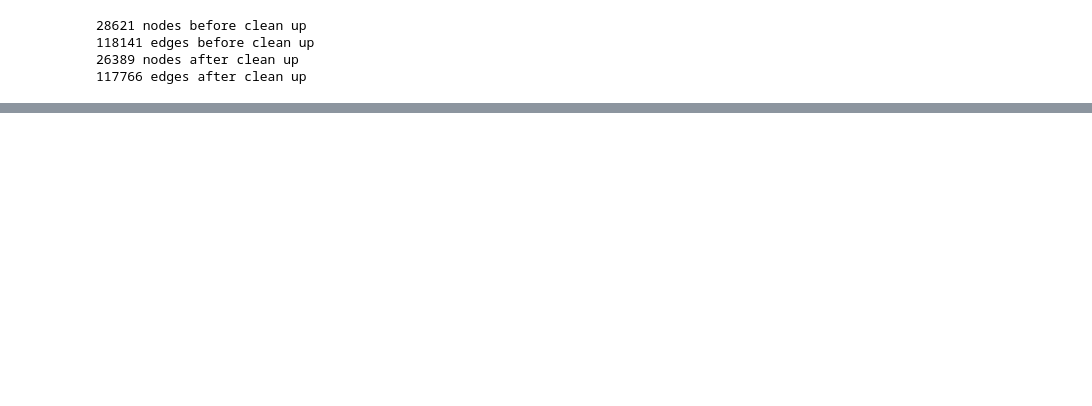
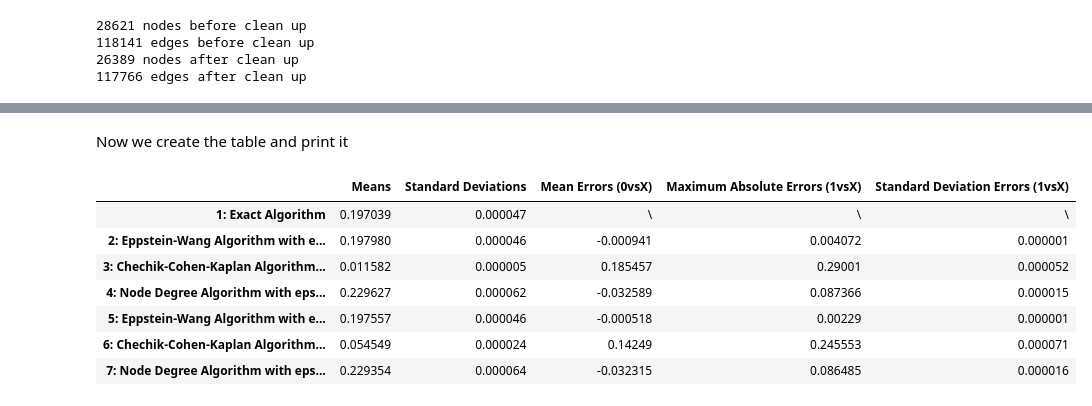
Before and after one commit to navidkha/artists_centrality, a Jupyter notebook: Artists_Centrality.ipynb, the cells around one changed output, grey strips where cells are left out. Drawn from its saved outputs; the diff is of its cells as text; code cells hidden in the pictures; blank space fills up the shorter version.

```diff
--- a/Artists_Centrality.ipynb
+++ b/Artists_Centrality.ipynb
@@ -283,0 +311,3 @@ Now let's run the approximated algorithm for closeness centrality with epsilon =
+# %%
+epsilon = 0.1
+k = int(math.log(G.number_of_nodes(),2)/(epsilon**2))
@@ -314,0 +385,3 @@ Now let's compute some statistics like:
+# %%
+epsilon = 0.05
+k = int(math.log(G.number_of_nodes(),2)/(epsilon**2))
@@ -314,0 +436,19 @@ Now let's compute some statistics like:
+# %%
+start_time = time.time()
+approximated_closeness_centrality_NodeDegree_2 = ApproximateClosenessCentrality_NodeDegree(G,k)
+end_time = time.time()
+
+#let's sort the results based on the value
+approximated_closeness_centrality_NodeDegree_2 = {k: v for k, v in sorted(approximated_closeness_centrality_NodeDegree_2.items(), reverse=True, key=lambda item: item[1])}
+
+#let's print the results
+#print(approximated_closeness_centrality_NodeDegree_2)
+print("the approximated closeness centralities with %s iterations have been computed in %s seconds" %(k, end_time - start_time))
+
+#Let's store the results
+f = open('results/results_approximated_closeness_centrality_NodeDegree_epsilon_0_05.txt', "w", encoding="utf8")
+for key, value in approximated_closeness_centrality_NodeDegree_2.items():
+    f.write('%s:%s\n' %(key, value))
+
+# Close opened file
+f.close()
@@ -592,0 +581,19 @@ the approximated closeness centralities of the 10 random graph that takes in con
+# %%
+mean_errors.insert(0,'\\')
+max_absolute_errors.insert(0,'\\')
+std_dev_errors.insert(0,'\\')
+# %% [markdown]
+Now we create the table and print it
+# %%
+table = {'Means': mean, 'Standard Deviations' : std_dev, 'Mean Errors (0vsX)' : mean_errors, 'Maximum Absolute Errors (1vsX)' : max_absolute_errors, 'Standard Deviation Errors (1vsX)' : std_dev_errors}
+algorithms_names = ['1: Exact Algorithm', '2: Eppstein-Wang Algorithm with epsilon = 0.1', '3: Chechik-Cohen-Kaplan Algorithm with epsilon = 0.1', '4: Node Degree Algorithm with epsilon = 0.1', '5: Eppstein-Wang Algorithm with epsilon = 0.05', '6: Chechik-Cohen-Kaplan Algorithm with epsilon = 0.05', '7: Node Degree Algorithm with epsilon = 0.05']
+pandas.DataFrame(data = table, index = algorithms_names)
+# %% [output]
+|  | Means | Standard Deviations | Mean Errors (0vsX) | Maximum Absolute Errors (1vsX) | Standard Deviation Errors (1vsX) |
+| 1: Exact Algorithm | 0.197039 | 0.000047 | \ | \ | \ |
+| 2: Eppstein-Wang Algorithm with e... | 0.197980 | 0.000046 | -0.000941 | 0.004072 | 0.000001 |
+| 3: Chechik-Cohen-Kaplan Algorithm... | 0.011582 | 0.000005 | 0.185457 | 0.29001 | 0.000052 |
+| 4: Node Degree Algorithm with eps... | 0.229627 | 0.000062 | -0.032589 | 0.087366 | 0.000015 |
+| 5: Eppstein-Wang Algorithm with e... | 0.197557 | 0.000046 | -0.000518 | 0.00229 | 0.000001 |
+| 6: Chechik-Cohen-Kaplan Algorithm... | 0.054549 | 0.000024 | 0.14249 | 0.245553 | 0.000071 |
+| 7: Node Degree Algorithm with eps... | 0.229354 | 0.000064 | -0.032315 | 0.086485 | 0.000016 |
```
Also changed, not shown: parts of 46 cells of this notebook.
